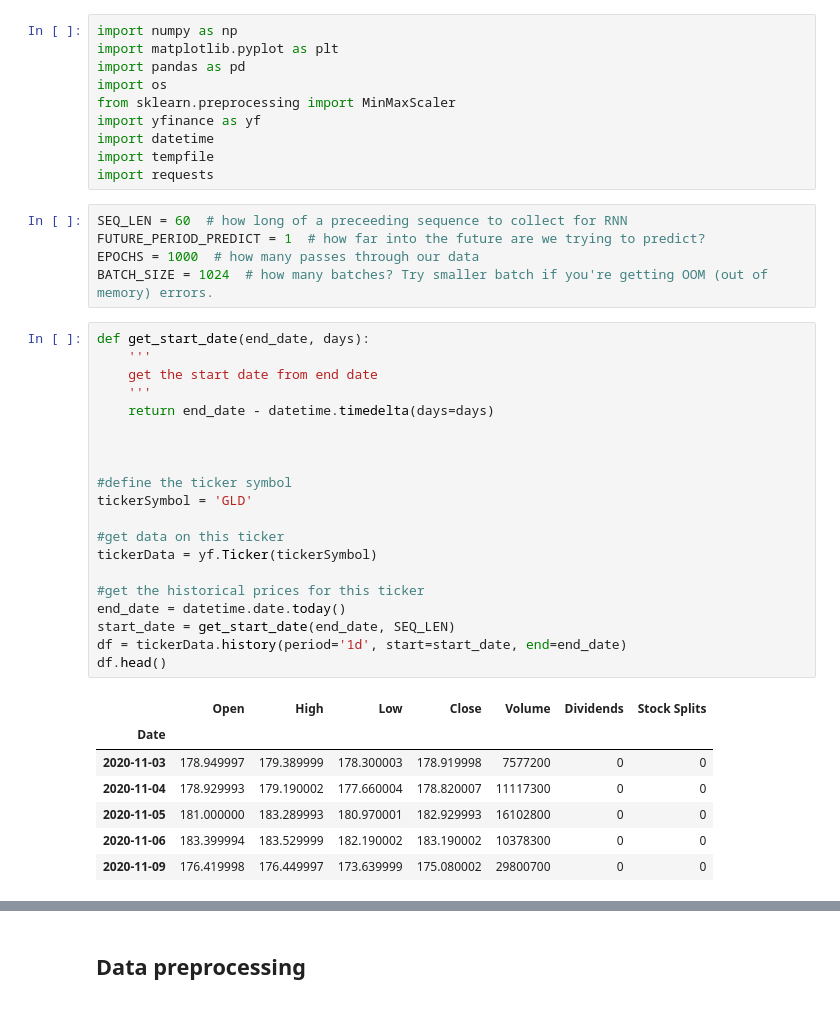
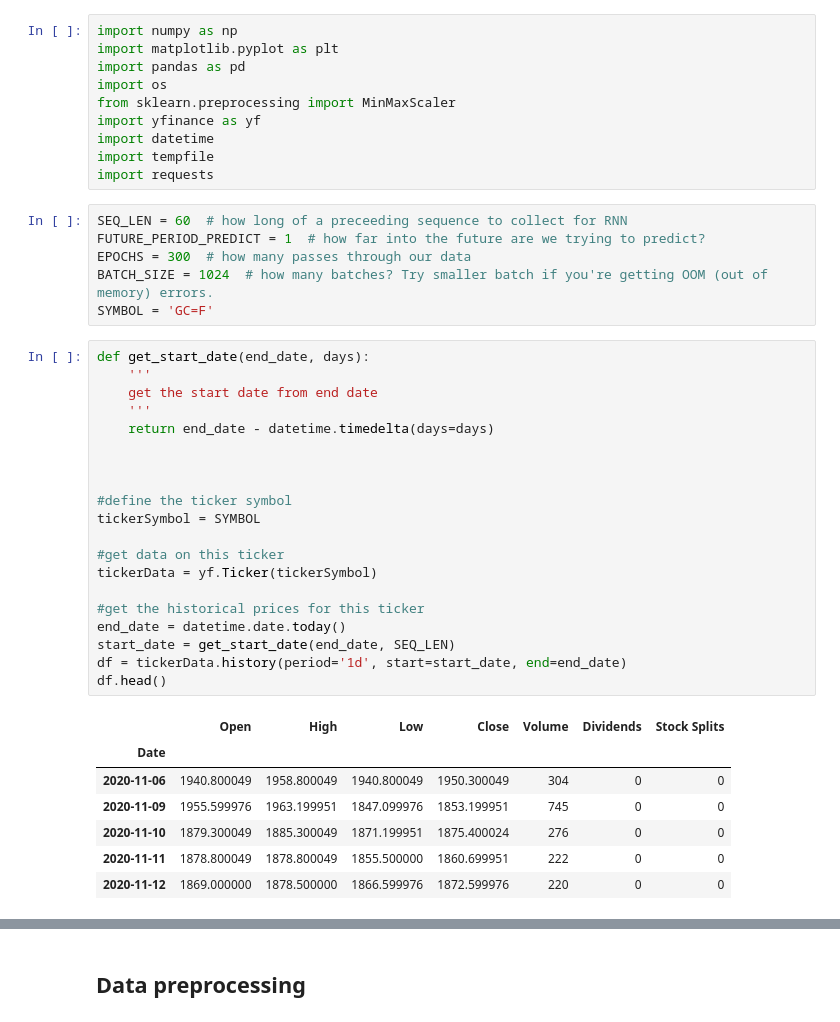
Before and after one commit to Dachkovski/AIHedgefund, a Jupyter notebook: Model Training and Evaluation.ipynb, the cells around one changed output, grey strips where cells are left out. Cells and saved outputs as stored; diff of their text form.

```diff
--- a/Model Training and Evaluation.ipynb
+++ b/Model Training and Evaluation.ipynb
@@ -17,36 +17,37 @@ import requests
 # %%
 SEQ_LEN = 60  # how long of a preceeding sequence to collect for RNN
 FUTURE_PERIOD_PREDICT = 1  # how far into the future are we trying to predict?
-EPOCHS = 1000  # how many passes through our data
+EPOCHS = 300  # how many passes through our data
 BATCH_SIZE = 1024  # how many batches? Try smaller batch if you're getting OOM (out of memory) errors.
+SYMBOL = 'GC=F'
 # %%
 def get_start_date(end_date, days):
     '''
     get the start date from end date
     '''
     return end_date - datetime.timedelta(days=days)
 
 
 
 #define the ticker symbol
-tickerSymbol = 'GLD'
+tickerSymbol = SYMBOL
 
 #get data on this ticker
 tickerData = yf.Ticker(tickerSymbol)
 
 #get the historical prices for this ticker
 end_date = datetime.date.today()
 start_date = get_start_date(end_date, SEQ_LEN)
 df = tickerData.history(period='1d', start=start_date, end=end_date)
 df.head()
 # %% [output]
 |  | Open | High | Low | Close | Volume | Dividends | Stock Splits |
 | Date |  |  |  |  |  |  |  |
-| 2020-11-03 | 178.949997 | 179.389999 | 178.300003 | 178.919998 | 7577200 | 0 | 0 |
-| 2020-11-04 | 178.929993 | 179.190002 | 177.660004 | 178.820007 | 11117300 | 0 | 0 |
-| 2020-11-05 | 181.000000 | 183.289993 | 180.970001 | 182.929993 | 16102800 | 0 | 0 |
-| 2020-11-06 | 183.399994 | 183.529999 | 182.190002 | 183.190002 | 10378300 | 0 | 0 |
-| 2020-11-09 | 176.419998 | 176.449997 | 173.639999 | 175.080002 | 29800700 | 0 | 0 |
+| 2020-11-06 | 1940.800049 | 1958.800049 | 1940.800049 | 1950.300049 | 304 | 0 | 0 |
+| 2020-11-09 | 1955.599976 | 1963.199951 | 1847.099976 | 1853.199951 | 745 | 0 | 0 |
+| 2020-11-10 | 1879.300049 | 1885.300049 | 1871.199951 | 1875.400024 | 276 | 0 | 0 |
+| 2020-11-11 | 1878.800049 | 1878.800049 | 1855.500000 | 1860.699951 | 222 | 0 | 0 |
+| 2020-11-12 | 1869.000000 | 1878.500000 | 1866.599976 | 1872.599976 | 220 | 0 | 0 |
 # %%
 # I got it from https://finance.yahoo.com/quote/GE/history?p=GE&.tsrc=fin-srch
 
```
Also changed, not shown: parts of 18 cells of this notebook, 2 other files.
